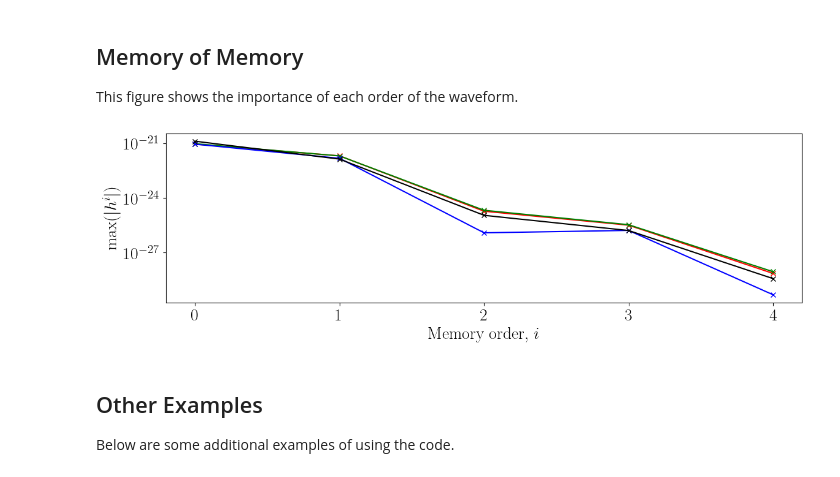
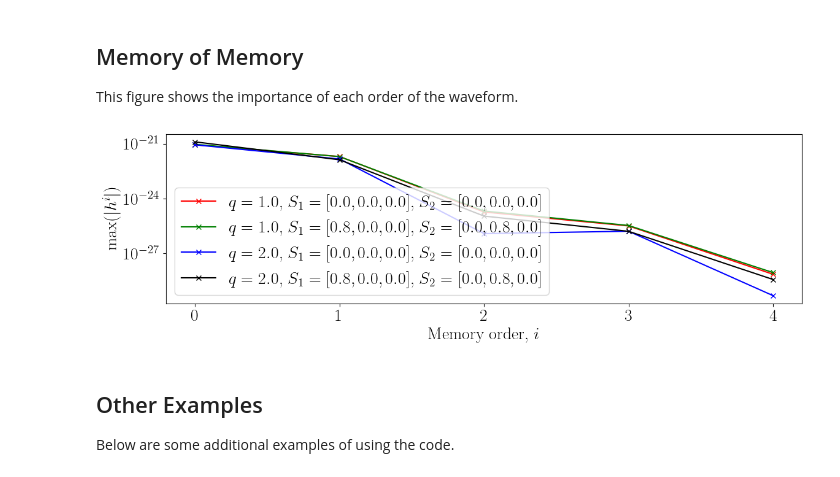
Before and after one commit to ColmTalbot/gwmemory, a Jupyter notebook: docs/example.ipynb, the cells around one changed output. Cells and saved outputs as stored; diff of their text form; code cells hidden in the pictures.

```diff
--- a/docs/example.ipynb
+++ b/docs/example.ipynb
@@ -187,7 +189,7 @@ for ii, q in enumerate(qs):
                 if ell == 2 and delta_m == 0:
                     plt.scatter(
                         ell**2 + delta_m + ell, abs(h_mem[(ell, delta_m)][-1]), marker='x',
-                        s=200, color=colour, label='$q={}$, $S_1={}$, $S_2={}$'.format(q, S1, S2)
+                        s=200, color=colour, label=f'$q={q}$, $S_1={S1}$, $S_2={S2}$'
                     )
                 else:
                     plt.scatter(
@@ -200,9 +202,9 @@ for ii, q in enumerate(qs):
                     color=colour, alpha=0.2
                 )
 
-xlim(3, 5**2)
-xticks(range(4, 5**2, 1), rotation=270)
-keys = ['({},{})'.format(ell, delta_m) for ell in range(2, 5) for delta_m in range(-ell, ell + 1)]
+plt.xlim(3, 5**2)
+plt.xticks(range(4, 5**2, 1), rotation=270)
+keys = [f"({ell, delta_m})" for ell, delta_m in gwmemory.harmonics.lmax_modes(4)]
 ax = plt.gca()
 ax.set_xticklabels(keys)
 plt.xlabel('Memory $(\ell, m)$')
@@ -264,7 +266,7 @@ for ii, q in enumerate(qs):
 
         orientation_map = np.sum([y_lm[key] * h_mem_lm[key][-1] for key in y_lm], axis=0)
 
-        ax = subplot(2, 2, ii * 4 + jj * 2 + 1)
+        ax = plt.subplot(2, 2, ii * 4 + jj * 2 + 1)
         m = Basemap(projection='moll',lon_0=-180,resolution='c')
         m.contourf(pols_deg, incs_deg, orientation_map.real, 100,
                    cmap=plt.cm.jet, latlon=True, levels=np.linspace(-2.5e-22, 2.5e-22, 201))
@@ -293,7 +295,7 @@ plt.close()
 
 This figure shows the importance of each order of the waveform.
 # %%
-fig = figure(figsize=(12, 4))
+fig = plt.figure(figsize=(12, 4))
 
 qs = [1., 2.]
 S1s = [[0., 0., 0.], [0.8, 0., 0.]]
@@ -310,42 +312,48 @@ parameters = dict(
 for ii, q in enumerate(qs):
     parameters["q"] = q
     for jj, (S1, S2) in  enumerate(zip(S1s, S2s)):
         parameters["spin_1"] = S1
         parameters["spin_2"] = S2
 
         surr = gwmemory.waveforms.Surrogate(**parameters)
         osc = gwmemory.utils.combine_modes(surr.h_lm, np.pi / 2, 0)
         modes = gwmemory.harmonics.lmax_modes(4)
         old_h_mem = np.array(0 * (1 + 1j))
         delta_h = [max(abs(osc['plus'] - 1j * osc['cross']))]
 
         for kk in range(1, 5):
             h_mem, times = surr.time_domain_memory(np.pi / 2, 0)
             delta_h.append(h_mem['plus'][-1] - 1j * h_mem['cross'][-1] - old_h_mem)
             old_h_mem = h_mem['plus'][-1] - 1j * h_mem['cross'][-1]
             h_mem_lm, times = surr.time_domain_memory()
             surr = gwmemory.waveforms.Surrogate(**parameters)
             for key in h_mem_lm:
                 if key[0] <= 4:
                     surr.h_lm[key] += h_mem_lm[key]
 
         colour = colours[ii + jj * 2]
 
-        semilogy(range(5), np.abs(delta_h), marker='x', label='$q={}$, $S_1={}$, $S_2={}$'.format(q, S1, S2),
-                 color=colour)
-        xlabel('Memory order, $i$')
-        ylabel('$\max(|h^i|)$')
+        plt.semilogy(
+            range(5),
+            np.abs(delta_h),
+            marker='x',
+            label=f'$q={q}$, $S_1={S1}$, $S_2={S2}$',
+            color=colour,
+        )
+        plt.xlabel('Memory order, $i$')
+        plt.ylabel('$\max(|h^i|)$')
 
-xticks(range(5))
+plt.xticks(range(5))
+plt.legend(loc="lower left")
 
 ax = plt.gca()
 ax.grid(True, axis='y')
 
-tight_layout()
-show()
-close()
+plt.tight_layout()
+plt.show()
+plt.close()
 # %% [output]
-[figure, old version]
+[figure, new version]
 # %% [markdown]
 ## Other Examples
 
```
Also changed, not shown: parts of 8 cells of this notebook, 39 other files.
